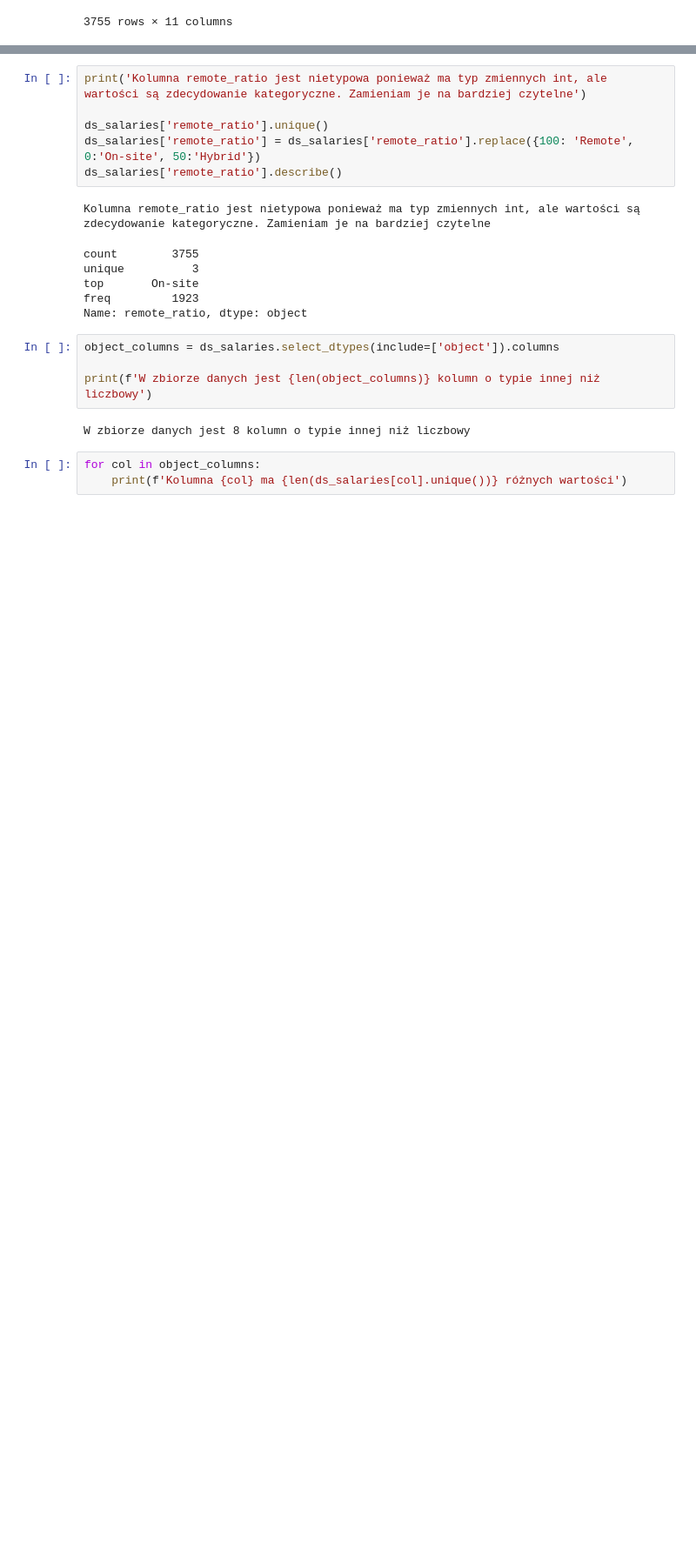
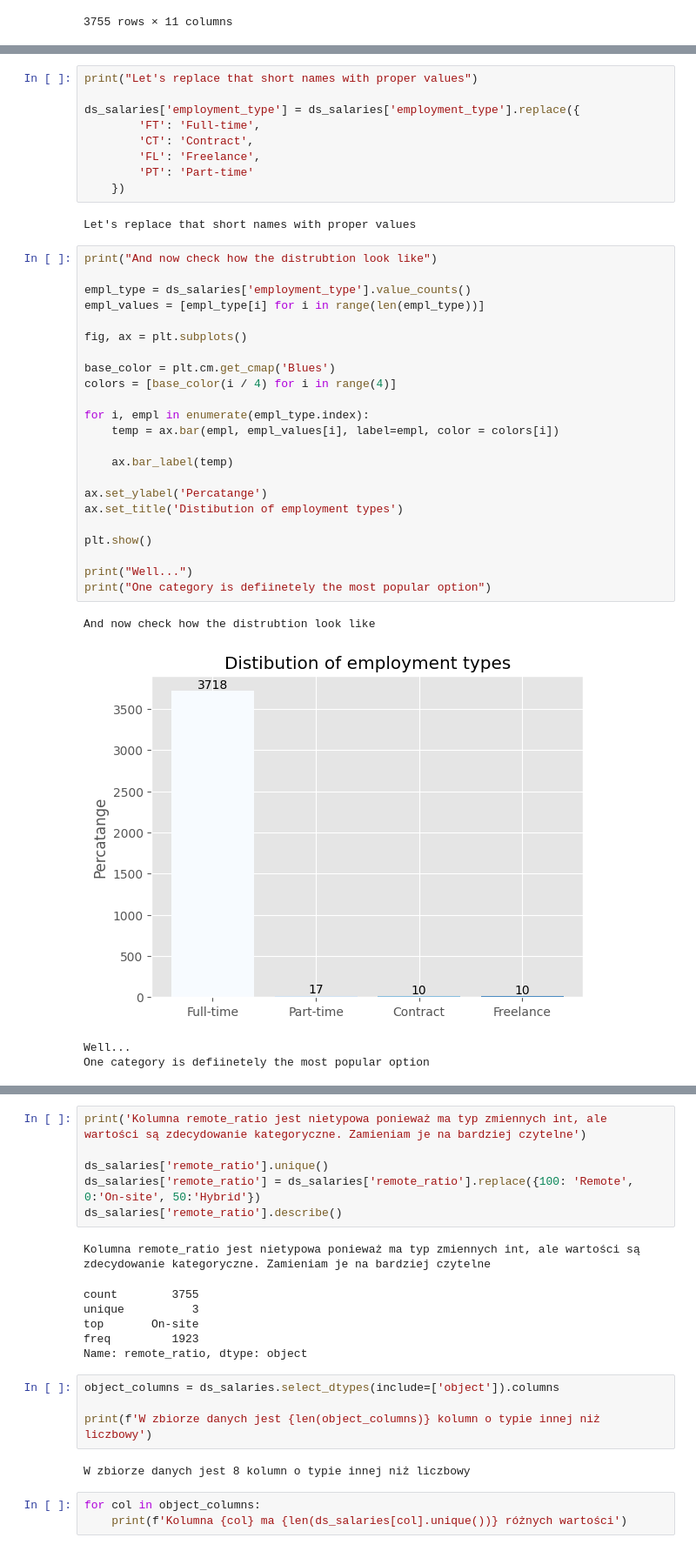
Before and after one commit to ST4N3R/eda_projects, a Jupyter notebook: Data_Science_salaries/main.ipynb, the cells around one changed output, grey strips where cells are left out. Shown at 87% size. Drawn from its saved outputs; the diff is of its cells as text; blank space fills up the shorter version.

```diff
--- a/Data_Science_salaries/main.ipynb
+++ b/Data_Science_salaries/main.ipynb
@@ -49,0 +126,39 @@ memory usage: 322.8+ KB
+# %%
+print("Let's replace that short names with proper values")
+
+ds_salaries['employment_type'] = ds_salaries['employment_type'].replace({
+        'FT': 'Full-time',
+        'CT': 'Contract',
+        'FL': 'Freelance',
+        'PT': 'Part-time'
+    })
+# %% [output]
+Let's replace that short names with proper values
+# %%
+print("And now check how the distrubtion look like")
+
+empl_type = ds_salaries['employment_type'].value_counts()
+empl_values = [empl_type[i] for i in range(len(empl_type))]
+
+fig, ax = plt.subplots()
+
+base_color = plt.cm.get_cmap('Blues')
+colors = [base_color(i / 4) for i in range(4)]
+
+for i, empl in enumerate(empl_type.index):
+    temp = ax.bar(empl, empl_values[i], label=empl, color = colors[i])
+
+    ax.bar_label(temp)
+
+ax.set_ylabel('Percatange')
+ax.set_title('Distibution of employment types')
+
+plt.show()
+
+print("Well...")
+print("One category is defiinetely the most popular option")
+# %% [output]
+And now check how the distrubtion look like
+[figure, added]
+Well...
+One category is defiinetely the most popular option
```
Also changed, not shown: parts of 30 cells of this notebook, 1 other file.
